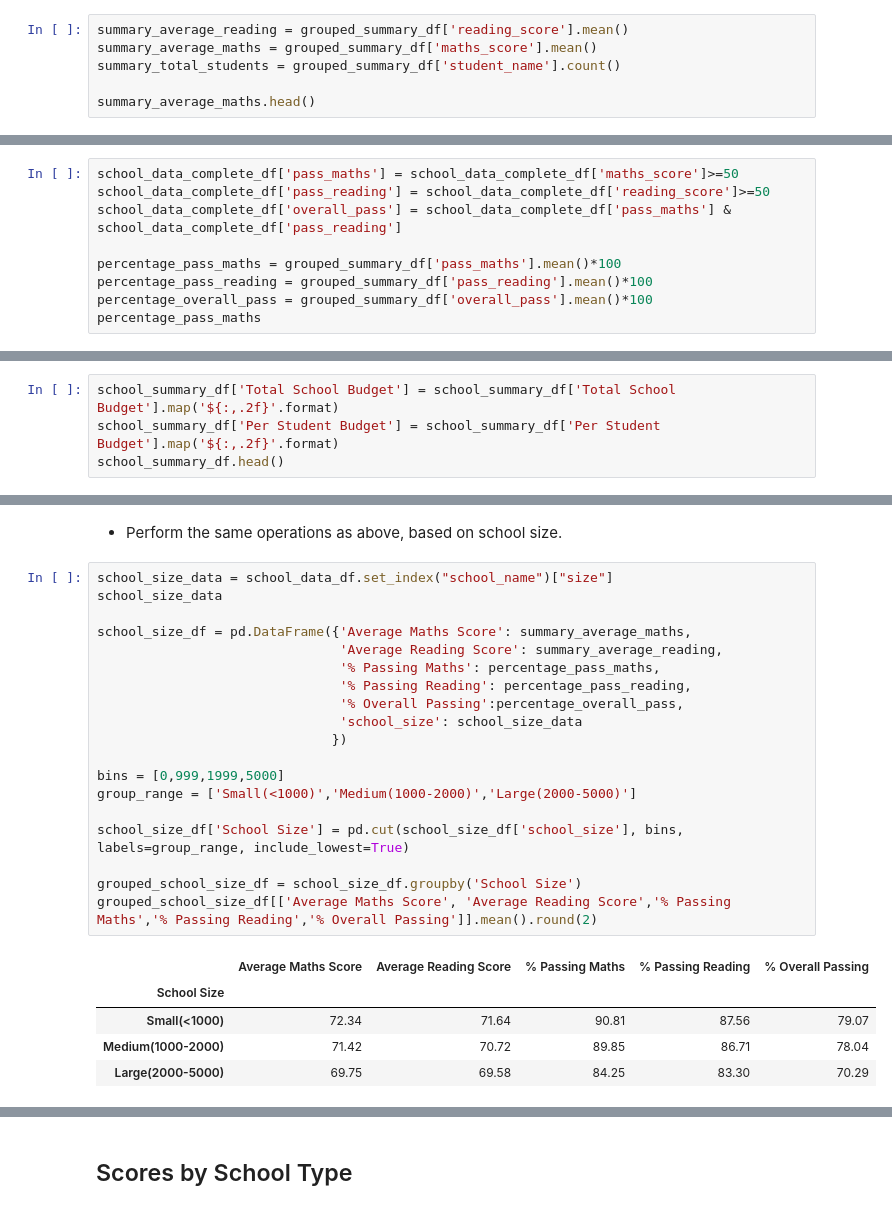
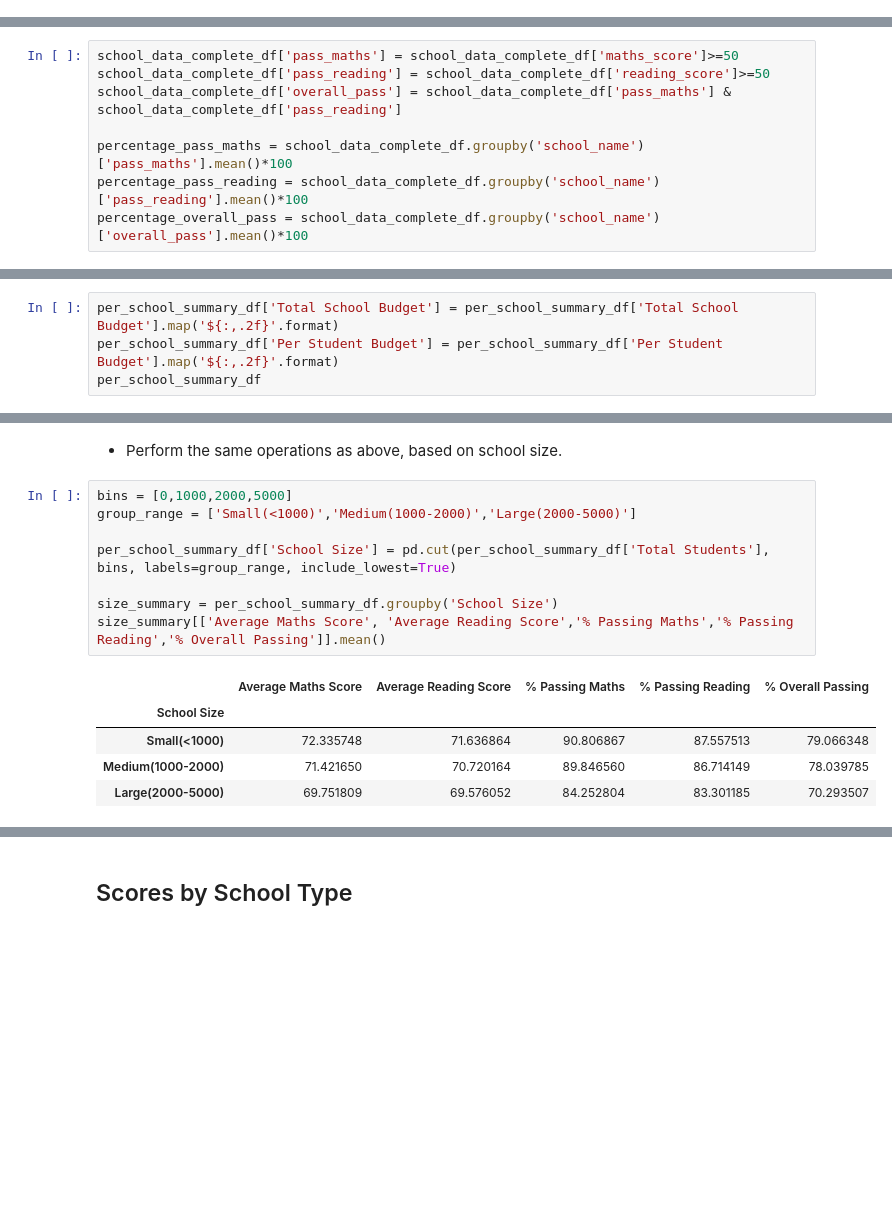
Before and after one commit to hotredcar/Pandas-challenge, a Jupyter notebook: PyCitySchools/PyCitySchools.ipynb, the cells around one changed output, grey strips where cells are left out. Saved outputs shown, nothing was run; the diff lists cells and outputs as text; blank space fills up the shorter version.

```diff
--- a/PyCitySchools/PyCitySchools.ipynb
+++ b/PyCitySchools/PyCitySchools.ipynb
@@ -231,6 +141,0 @@ Name: student_name, dtype: int64
-# %%
-summary_average_reading = grouped_summary_df['reading_score'].mean()
-summary_average_maths = grouped_summary_df['maths_score'].mean()
-summary_total_students = grouped_summary_df['student_name'].count()
-
-summary_average_maths.head()
@@ -247,7 +144,6 @@ school_data_complete_df['pass_maths'] = school_data_complete_df['maths_score']>=
 school_data_complete_df['pass_reading'] = school_data_complete_df['reading_score']>=50
 school_data_complete_df['overall_pass'] = school_data_complete_df['pass_maths'] & school_data_complete_df['pass_reading']
 
-percentage_pass_maths = grouped_summary_df['pass_maths'].mean()*100
-percentage_pass_reading = grouped_summary_df['pass_reading'].mean()*100
-percentage_overall_pass = grouped_summary_df['overall_pass'].mean()*100
-percentage_pass_maths
+percentage_pass_maths = school_data_complete_df.groupby('school_name')['pass_maths'].mean()*100
+percentage_pass_reading = school_data_complete_df.groupby('school_name')['pass_reading'].mean()*100
+percentage_overall_pass = school_data_complete_df.groupby('school_name')['overall_pass'].mean()*100
@@ -338,7 +163,7 @@ school_summary_df.head()
 # %%
-school_summary_df['Total School Budget'] = school_summary_df['Total School Budget'].map('${:,.2f}'.format)
-school_summary_df['Per Student Budget'] = school_summary_df['Per Student Budget'].map('${:,.2f}'.format)
-school_summary_df.head()
+per_school_summary_df['Total School Budget'] = per_school_summary_df['Total School Budget'].map('${:,.2f}'.format)
+per_school_summary_df['Per Student Budget'] = per_school_summary_df['Per Student Budget'].map('${:,.2f}'.format)
+per_school_summary_df
 # %% [output]
 |  | School Type | Total Students | Total School Budget | Per Student Budget | Average Maths Score | ... |
 | school_name |  |  |  |  |  | ... |
@@ -651,27 +332,16 @@ grouped_school_spending[['Average Maths Score', 'Average Reading Score','% Passi
 # %% [markdown]
 * Perform the same operations as above, based on school size.
 # %%
-school_size_data = school_data_df.set_index("school_name")["size"]
-school_size_data
-
-school_size_df = pd.DataFrame({'Average Maths Score': summary_average_maths,
-                               'Average Reading Score': summary_average_reading,
-                               '% Passing Maths': percentage_pass_maths,
-                               '% Passing Reading': percentage_pass_reading,
-                               '% Overall Passing':percentage_overall_pass,
-                               'school_size': school_size_data
-                              })
-
-bins = [0,999,1999,5000]
+bins = [0,1000,2000,5000]
 group_range = ['Small(<1000)','Medium(1000-2000)','Large(2000-5000)']
 
-school_size_df['School Size'] = pd.cut(school_size_df['school_size'], bins, labels=group_range, include_lowest=True)
+per_school_summary_df['School Size'] = pd.cut(per_school_summary_df['Total Students'], bins, labels=group_range, include_lowest=True)
 
-grouped_school_size_df = school_size_df.groupby('School Size')
-grouped_school_size_df[['Average Maths Score', 'Average Reading Score','% Passing Maths','% Passing Reading','% Overall Passing']].mean().round(2)
+size_summary = per_school_summary_df.groupby('School Size')
+size_summary[['Average Maths Score', 'Average Reading Score','% Passing Maths','% Passing Reading','% Overall Passing']].mean()
 # %% [output]
 |  | Average Maths Score | Average Reading Score | % Passing Maths | % Passing Reading | % Overall Passing |
 | School Size |  |  |  |  |  |
-| Small(<1000) | 72.34 | 71.64 | 90.81 | 87.56 | 79.07 |
-| Medium(1000-2000) | 71.42 | 70.72 | 89.85 | 86.71 | 78.04 |
-| Large(2000-5000) | 69.75 | 69.58 | 84.25 | 83.30 | 70.29 |
+| Small(<1000) | 72.335748 | 71.636864 | 90.806867 | 87.557513 | 79.066348 |
+| Medium(1000-2000) | 71.421650 | 70.720164 | 89.846560 | 86.714149 | 78.039785 |
+| Large(2000-5000) | 69.751809 | 69.576052 | 84.252804 | 83.301185 | 70.293507 |
```
Also changed, not shown: parts of 42 cells of this notebook.
